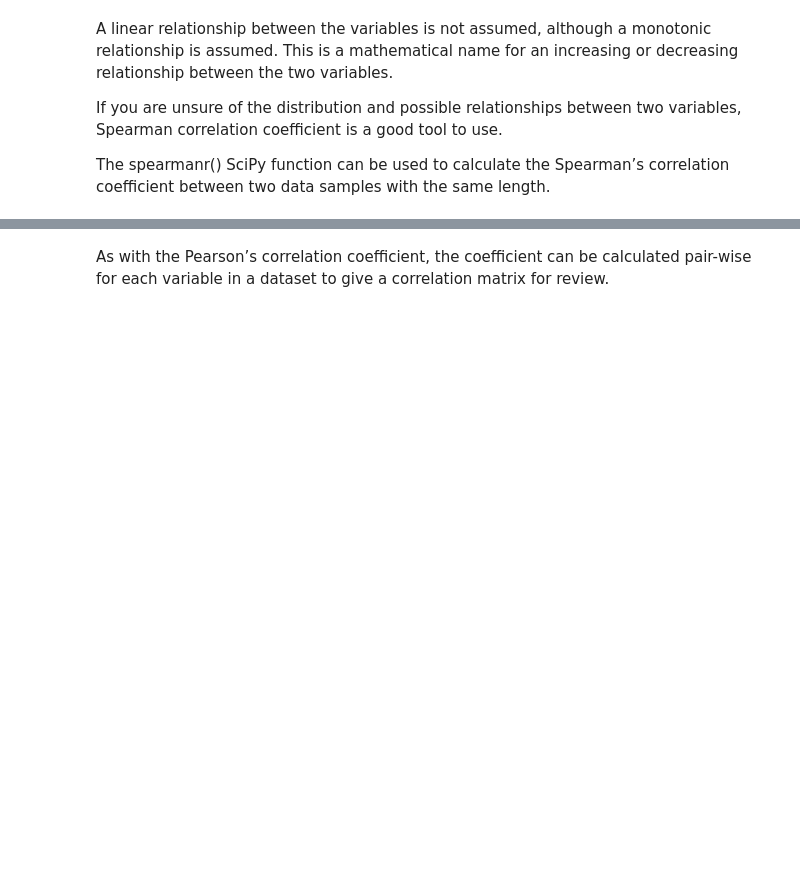
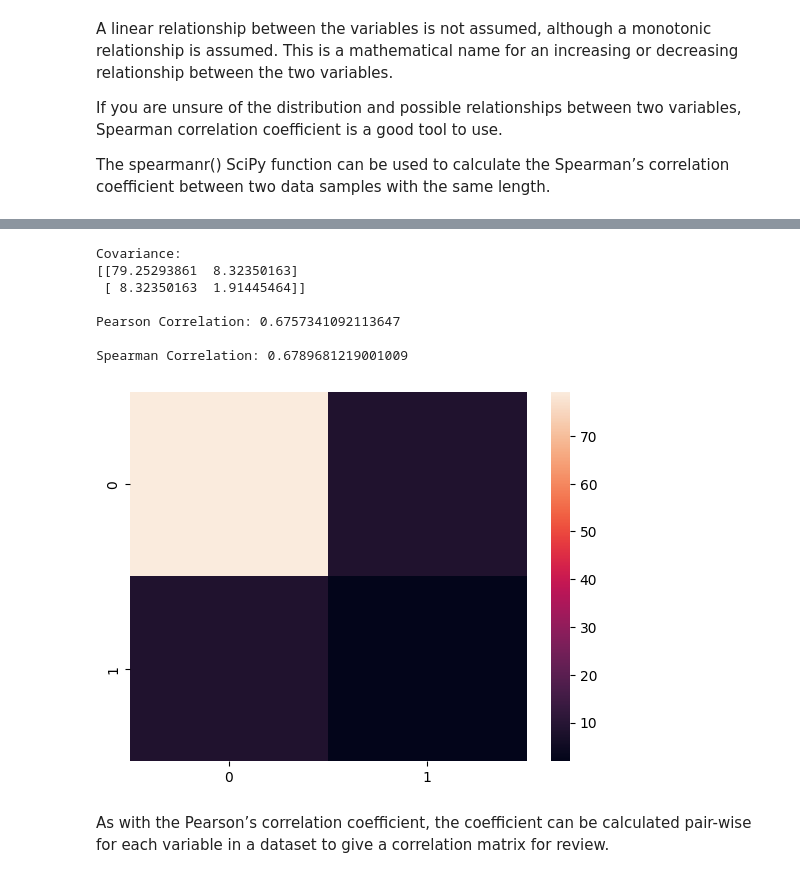
Before and after one commit to jnikhilreddy/Introduction-to-Statistics-in-Python, a Jupyter notebook: 3_Descriptive+Statistics.ipynb, the cells around one changed output, grey strips where cells are left out. Drawn from its saved outputs; the diff is of its cells as text; code cells hidden in the pictures; blank space fills up the shorter version.

```diff
--- a/3_Descriptive+Statistics.ipynb
+++ b/3_Descriptive+Statistics.ipynb
@@ -296,0 +259,12 @@ Spearman correlation: 0.887
+# %%
+
+import seaborn as sns
+import numpy as np
+from scipy.stats import pearsonr
+from scipy.stats import spearmanr
+
+
+# Load the example tips dataset
+tips = sns.load_dataset("tips")
+
+print(tips)
@@ -297,2 +286,23 @@ Spearman correlation: 0.887
+# %%
+# Calculate the covariance
+covariance = np.cov(tips['total_bill'], tips['tip'])
+print(f"Covariance:\n{covariance}")
+sns.heatmap(covariance)
+
+# Calculate the correlation
+correlation, _ = pearsonr(tips['total_bill'], tips['tip'])
+correlation1, _ = spearmanr(tips['total_bill'], tips['tip'])
+
+print(f"\nPearson Correlation: {correlation}")
+print(f"\nSpearman Correlation: {correlation1}")
+# %% [output]
+Covariance:
+[[79.25293861  8.32350163]
+ [ 8.32350163  1.91445464]]
+
+Pearson Correlation: 0.6757341092113647
+
+Spearman Correlation: 0.6789681219001009
+[figure, added]
 # %% [markdown]
 As with the Pearson’s correlation coefficient, the coefficient can be calculated pair-wise for each variable in a dataset to give a correlation matrix for review.
```
Also changed, not shown: parts of 30 cells of this notebook.
